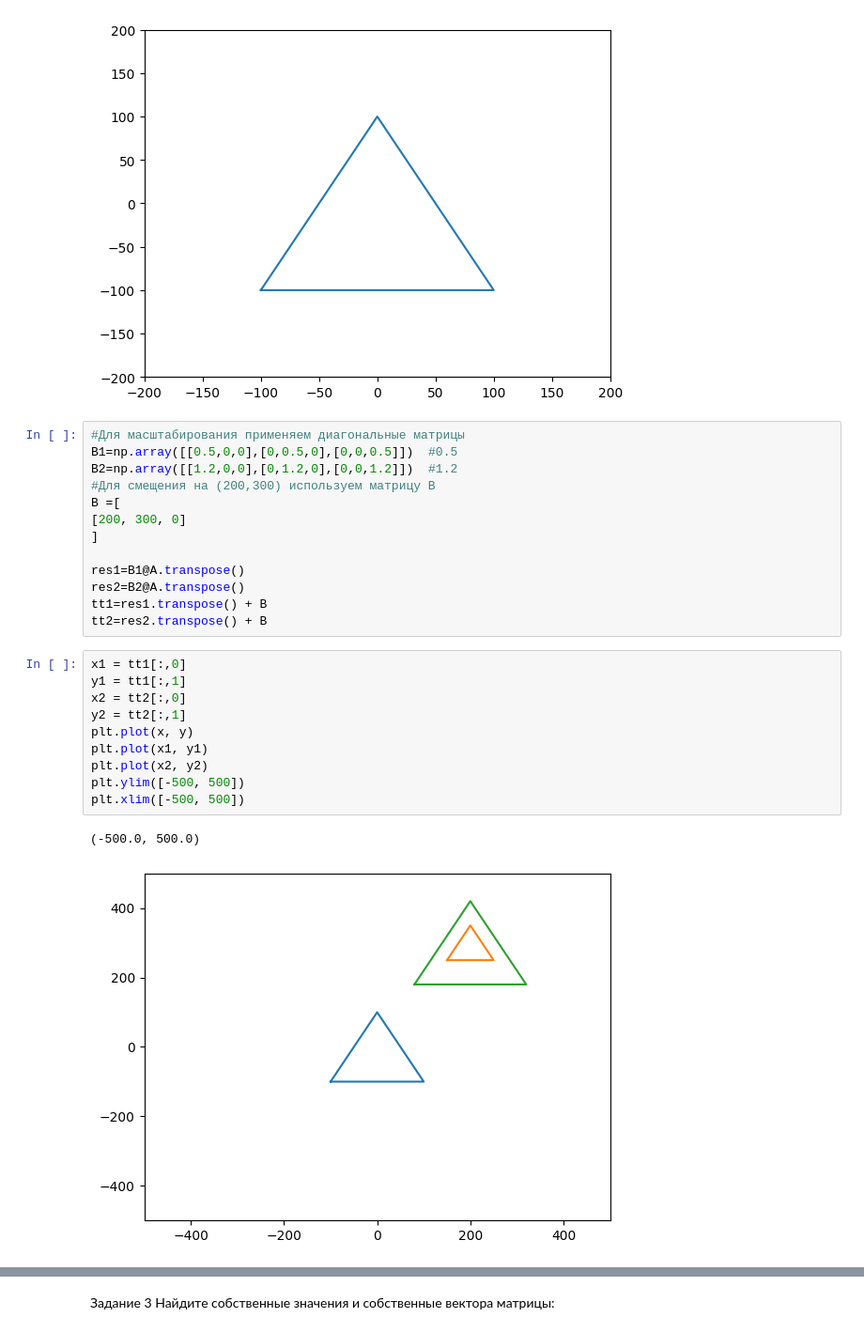
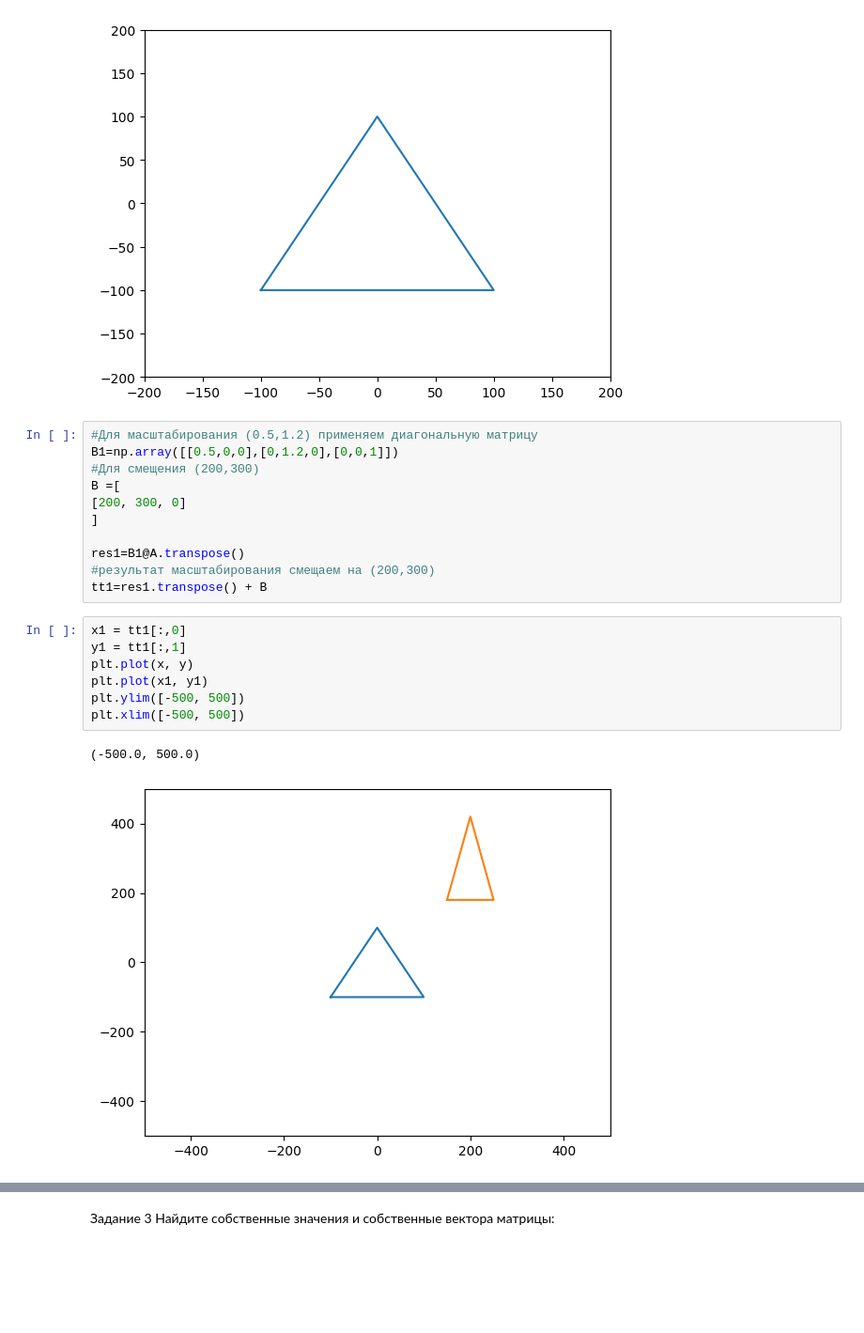
Before and after one commit to OVP2023/dataPY, a Jupyter notebook: Итоговая_математика_для_DS.ipynb, the cells around one changed output, grey strips where cells are left out. Shown at 94% size. Saved outputs shown, nothing was run; the diff lists cells and outputs as text; blank space fills up the shorter version.

```diff
--- a/Итоговая_математика_для_DS.ipynb
+++ b/Итоговая_математика_для_DS.ipynb
@@ -55,28 +57,23 @@ plt.xlim([-200, 200])
 (-200.0, 200.0)
 [figure]
 # %%
-#Для масштабирования применяем диагональные матрицы
-B1=np.array([[0.5,0,0],[0,0.5,0],[0,0,0.5]])  #0.5
-B2=np.array([[1.2,0,0],[0,1.2,0],[0,0,1.2]])  #1.2
-#Для смещения на (200,300) используем матрицу B
+#Для масштабирования (0.5,1.2) применяем диагональную матрицу
+B1=np.array([[0.5,0,0],[0,1.2,0],[0,0,1]])
+#Для смещения (200,300)
 B =[
 [200, 300, 0]
 ]
 
 res1=B1@A.transpose()
-res2=B2@A.transpose()
+#результат масштабирования смещаем на (200,300)
 tt1=res1.transpose() + B
-tt2=res2.transpose() + B
 # %%
 x1 = tt1[:,0]
 y1 = tt1[:,1]
-x2 = tt2[:,0]
-y2 = tt2[:,1]
 plt.plot(x, y)
 plt.plot(x1, y1)
-plt.plot(x2, y2)
 plt.ylim([-500, 500])
 plt.xlim([-500, 500])
 # %% [output]
 (-500.0, 500.0)
-[figure, old version]
+[figure, new version]
```
Also changed, not shown: parts of 11 cells of this notebook.
